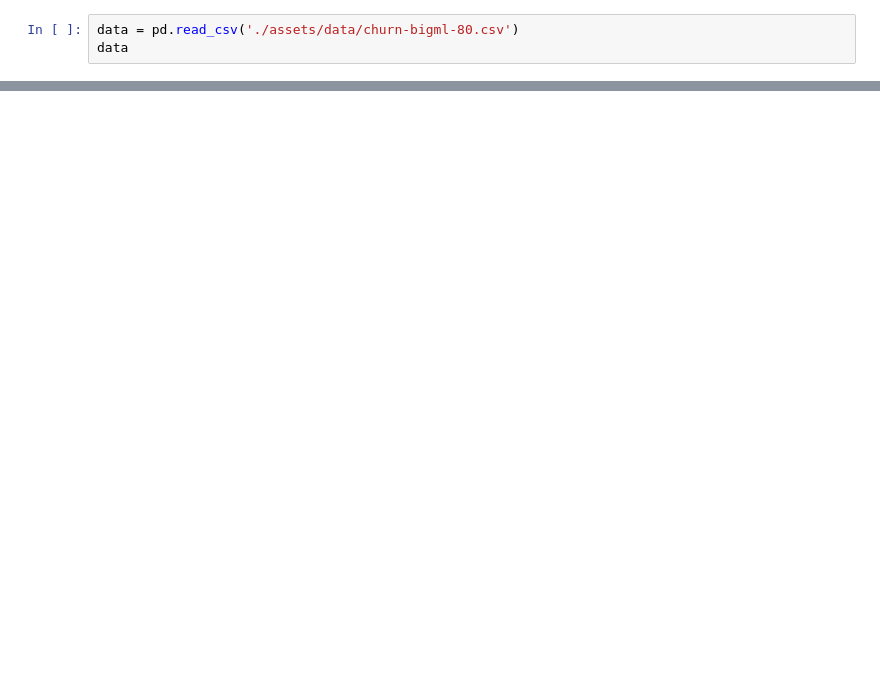
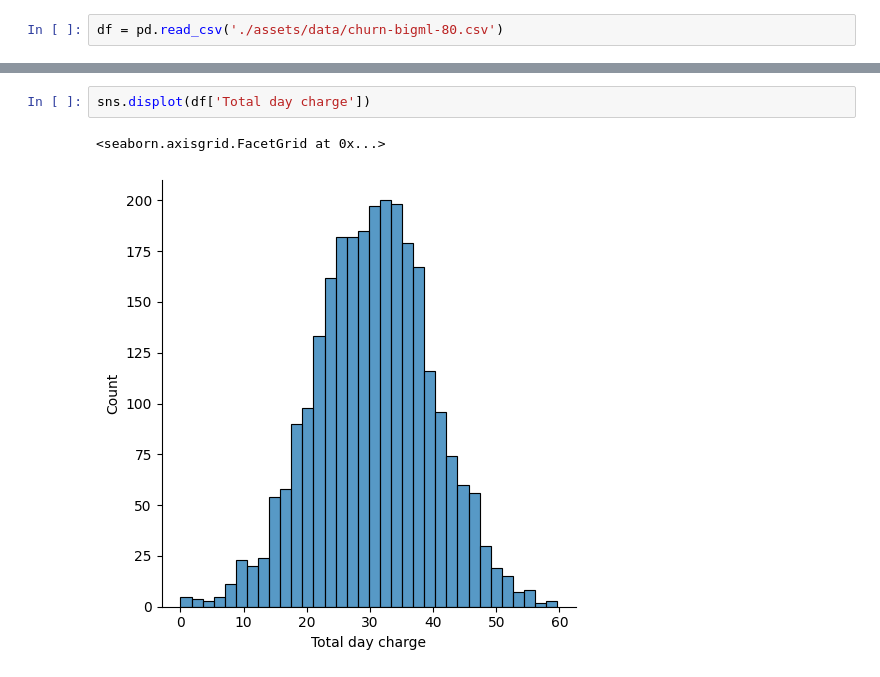
Before and after one commit to 0xVolt/telecom-churn-rate-analysis, a Jupyter notebook: main.ipynb, the cells around one changed output, grey strips where cells are left out. Saved outputs shown, nothing was run; the diff lists cells and outputs as text; blank space fills up the shorter version.

```diff
--- a/main.ipynb
+++ b/main.ipynb
@@ -4,3 +7,2 @@ import numpy as np
 # %%
-data = pd.read_csv('./assets/data/churn-bigml-80.csv')
-data
+df = pd.read_csv('./assets/data/churn-bigml-80.csv')
@@ -55,0 +73,5 @@ dtype: object
+# %%
+sns.displot(df['Total day charge'])
+# %% [output]
+<seaborn.axisgrid.FacetGrid at 0x...>
+[figure, added]
```
Also changed, not shown: parts of 15 cells of this notebook.
